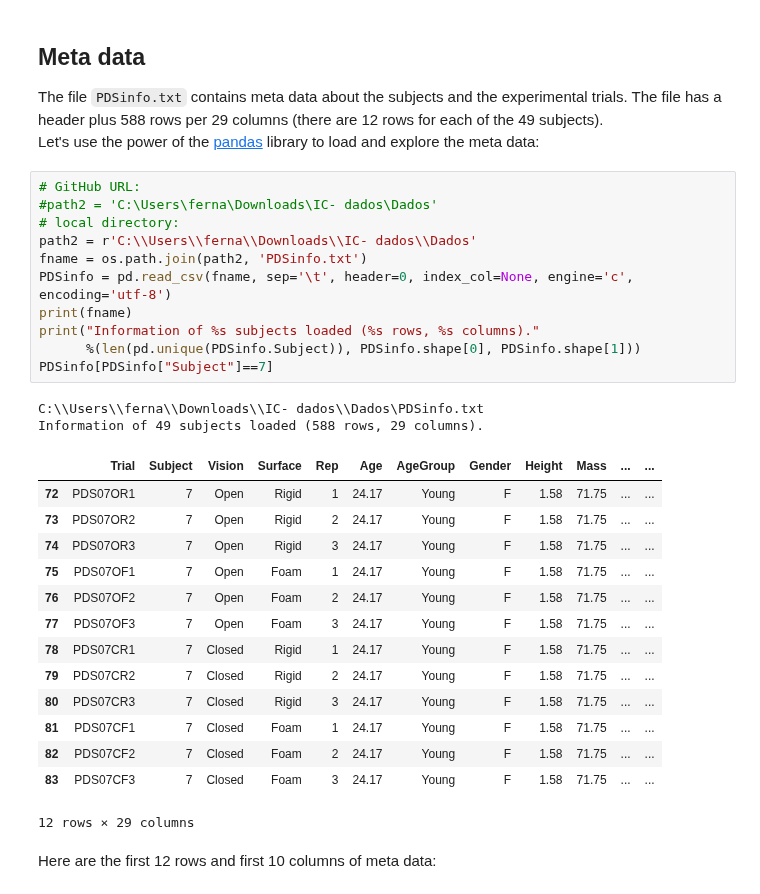
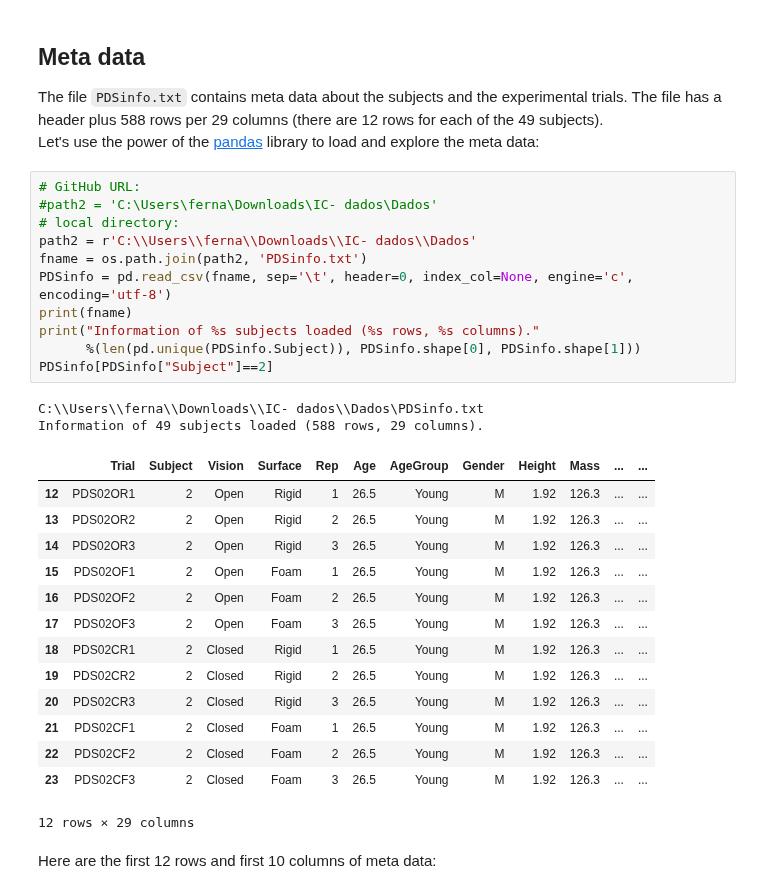
Before and after one commit to FernandaVanzini/COPandCOGestimar, a Jupyter notebook: RegressãoLinear.ipynb, the cells around one changed output. Drawn from its saved outputs; the diff is of its cells as text.

```diff
--- a/RegressãoLinear.ipynb
+++ b/RegressãoLinear.ipynb
@@ -51,30 +51,30 @@ Let's use the power of the [pandas](http://pandas.pydata.org/) library to load a
 # %%
 # GitHub URL:
 #path2 = 'C:\Users\ferna\Downloads\IC- dados\Dados'
 # local directory:
 path2 = r'C:\\Users\\ferna\\Downloads\\IC- dados\\Dados'
 fname = os.path.join(path2, 'PDSinfo.txt')
 PDSinfo = pd.read_csv(fname, sep='\t', header=0, index_col=None, engine='c', encoding='utf-8')
 print(fname)
 print("Information of %s subjects loaded (%s rows, %s columns)."
       %(len(pd.unique(PDSinfo.Subject)), PDSinfo.shape[0], PDSinfo.shape[1]))
-PDSinfo[PDSinfo["Subject"]==7]
+PDSinfo[PDSinfo["Subject"]==2]
 # %% [output]
 C:\\Users\\ferna\\Downloads\\IC- dados\\Dados\PDSinfo.txt
 Information of 49 subjects loaded (588 rows, 29 columns).
 |  | Trial | Subject | Vision | Surface | Rep | Age | AgeGroup | Gender | Height | Mass | ... | ... |
-| 72 | PDS07OR1 | 7 | Open | Rigid | 1 | 24.17 | Young | F | 1.58 | 71.75 | ... | ... |
-| 73 | PDS07OR2 | 7 | Open | Rigid | 2 | 24.17 | Young | F | 1.58 | 71.75 | ... | ... |
-| 74 | PDS07OR3 | 7 | Open | Rigid | 3 | 24.17 | Young | F | 1.58 | 71.75 | ... | ... |
-| 75 | PDS07OF1 | 7 | Open | Foam | 1 | 24.17 | Young | F | 1.58 | 71.75 | ... | ... |
-| 76 | PDS07OF2 | 7 | Open | Foam | 2 | 24.17 | Young | F | 1.58 | 71.75 | ... | ... |
-| 77 | PDS07OF3 | 7 | Open | Foam | 3 | 24.17 | Young | F | 1.58 | 71.75 | ... | ... |
-| 78 | PDS07CR1 | 7 | Closed | Rigid | 1 | 24.17 | Young | F | 1.58 | 71.75 | ... | ... |
-| 79 | PDS07CR2 | 7 | Closed | Rigid | 2 | 24.17 | Young | F | 1.58 | 71.75 | ... | ... |
-| 80 | PDS07CR3 | 7 | Closed | Rigid | 3 | 24.17 | Young | F | 1.58 | 71.75 | ... | ... |
-| 81 | PDS07CF1 | 7 | Closed | Foam | 1 | 24.17 | Young | F | 1.58 | 71.75 | ... | ... |
-| 82 | PDS07CF2 | 7 | Closed | Foam | 2 | 24.17 | Young | F | 1.58 | 71.75 | ... | ... |
-| 83 | PDS07CF3 | 7 | Closed | Foam | 3 | 24.17 | Young | F | 1.58 | 71.75 | ... | ... |
+| 12 | PDS02OR1 | 2 | Open | Rigid | 1 | 26.5 | Young | M | 1.92 | 126.3 | ... | ... |
+| 13 | PDS02OR2 | 2 | Open | Rigid | 2 | 26.5 | Young | M | 1.92 | 126.3 | ... | ... |
+| 14 | PDS02OR3 | 2 | Open | Rigid | 3 | 26.5 | Young | M | 1.92 | 126.3 | ... | ... |
+| 15 | PDS02OF1 | 2 | Open | Foam | 1 | 26.5 | Young | M | 1.92 | 126.3 | ... | ... |
+| 16 | PDS02OF2 | 2 | Open | Foam | 2 | 26.5 | Young | M | 1.92 | 126.3 | ... | ... |
+| 17 | PDS02OF3 | 2 | Open | Foam | 3 | 26.5 | Young | M | 1.92 | 126.3 | ... | ... |
+| 18 | PDS02CR1 | 2 | Closed | Rigid | 1 | 26.5 | Young | M | 1.92 | 126.3 | ... | ... |
+| 19 | PDS02CR2 | 2 | Closed | Rigid | 2 | 26.5 | Young | M | 1.92 | 126.3 | ... | ... |
+| 20 | PDS02CR3 | 2 | Closed | Rigid | 3 | 26.5 | Young | M | 1.92 | 126.3 | ... | ... |
+| 21 | PDS02CF1 | 2 | Closed | Foam | 1 | 26.5 | Young | M | 1.92 | 126.3 | ... | ... |
+| 22 | PDS02CF2 | 2 | Closed | Foam | 2 | 26.5 | Young | M | 1.92 | 126.3 | ... | ... |
+| 23 | PDS02CF3 | 2 | Closed | Foam | 3 | 26.5 | Young | M | 1.92 | 126.3 | ... | ... |
 12 rows × 29 columns
 # %% [markdown]
 Here are the first 12 rows and first 10 columns of meta data:
```
Also changed, not shown: parts of 12 cells of this notebook.
